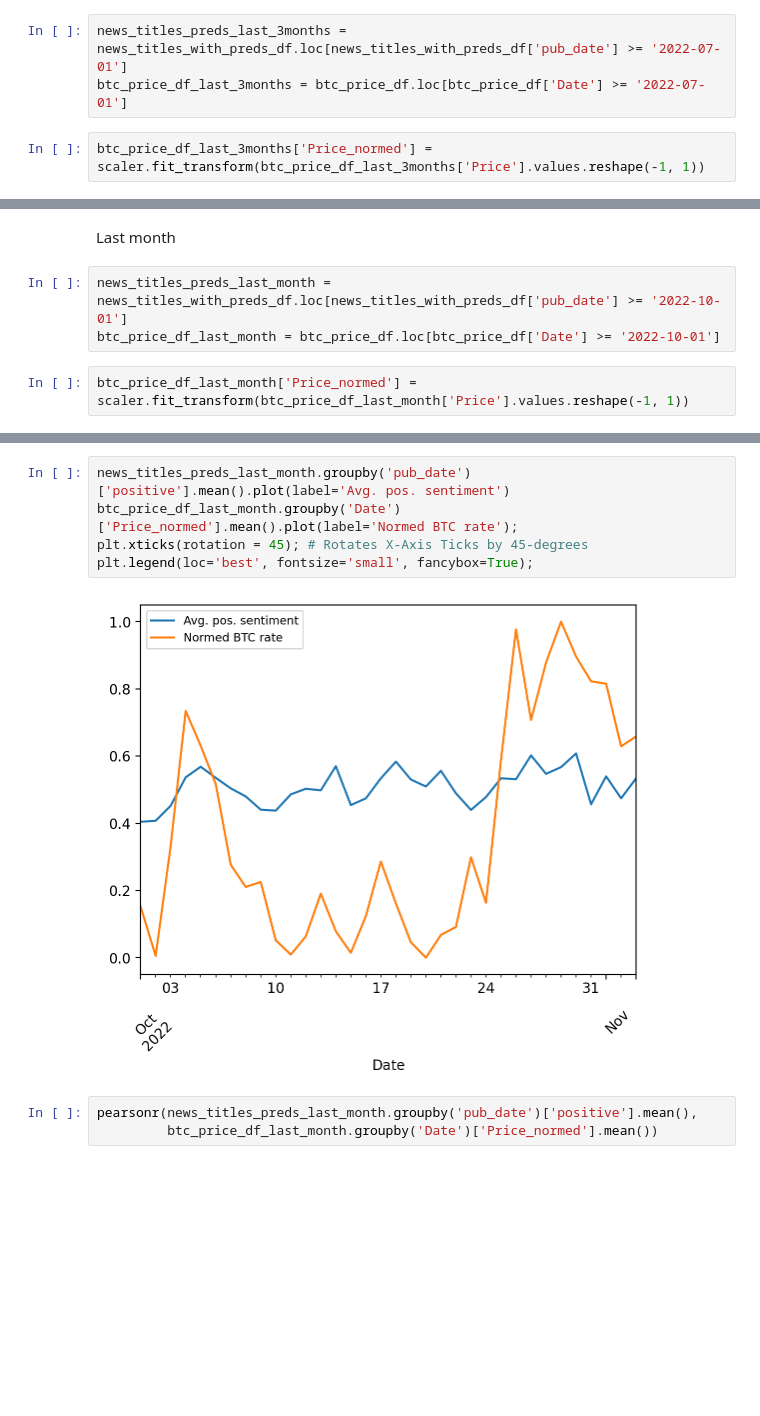
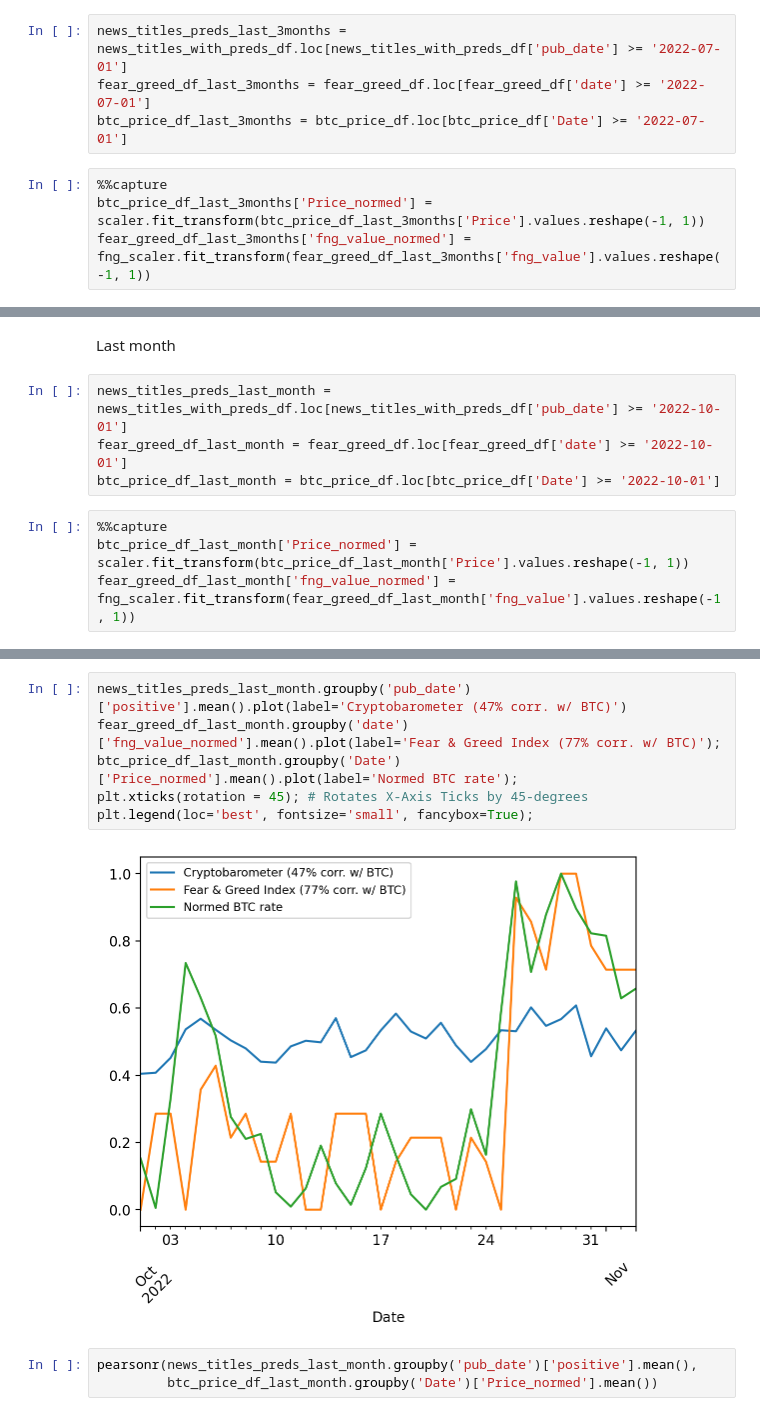
Before and after one commit to crypto-sentiment/crypto_sentiment_notebooks, a Jupyter notebook: notebooks/20221108_correlate_sentiments_with_btc_price.ipynb, the cells around one changed output, grey strips where cells are left out. Cells and saved outputs as stored; diff of their text form; blank space fills up the shorter version.

```diff
--- a/notebooks/20221108_correlate_sentiments_with_btc_price.ipynb
+++ b/notebooks/20221108_correlate_sentiments_with_btc_price.ipynb
@@ -152,6 +197,9 @@ PearsonRResult(statistic=0.27867378604104565, pvalue=0.00015848230850879698)
 Last 3 months
 # %%
 news_titles_preds_last_3months = news_titles_with_preds_df.loc[news_titles_with_preds_df['pub_date'] >= '2022-07-01']
+fear_greed_df_last_3months = fear_greed_df.loc[fear_greed_df['date'] >= '2022-07-01']
 btc_price_df_last_3months = btc_price_df.loc[btc_price_df['Date'] >= '2022-07-01']
 # %%
+%%capture
 btc_price_df_last_3months['Price_normed'] = scaler.fit_transform(btc_price_df_last_3months['Price'].values.reshape(-1, 1))
+fear_greed_df_last_3months['fng_value_normed'] = fng_scaler.fit_transform(fear_greed_df_last_3months['fng_value'].values.reshape(-1, 1))
@@ -176,6 +225,9 @@ PearsonRResult(statistic=0.14135658686231284, pvalue=0.11437073225730093)
 Last month
 # %%
 news_titles_preds_last_month = news_titles_with_preds_df.loc[news_titles_with_preds_df['pub_date'] >= '2022-10-01']
+fear_greed_df_last_month = fear_greed_df.loc[fear_greed_df['date'] >= '2022-10-01']
 btc_price_df_last_month = btc_price_df.loc[btc_price_df['Date'] >= '2022-10-01']
 # %%
+%%capture
 btc_price_df_last_month['Price_normed'] = scaler.fit_transform(btc_price_df_last_month['Price'].values.reshape(-1, 1))
+fear_greed_df_last_month['fng_value_normed'] = fng_scaler.fit_transform(fear_greed_df_last_month['fng_value'].values.reshape(-1, 1))
@@ -188,10 +234,11 @@ See the caveats in the documentation: https://pandas.pydata.org/pandas-docs/stab
 # %%
-news_titles_preds_last_month.groupby('pub_date')['positive'].mean().plot(label='Avg. pos. sentiment')
+news_titles_preds_last_month.groupby('pub_date')['positive'].mean().plot(label='Cryptobarometer (47% corr. w/ BTC)')
+fear_greed_df_last_month.groupby('date')['fng_value_normed'].mean().plot(label='Fear & Greed Index (77% corr. w/ BTC)');
 btc_price_df_last_month.groupby('Date')['Price_normed'].mean().plot(label='Normed BTC rate');
 plt.xticks(rotation = 45); # Rotates X-Axis Ticks by 45-degrees
 plt.legend(loc='best', fontsize='small', fancybox=True);
 # %% [output]
-[figure, old version]
+[figure, new version]
 # %%
 pearsonr(news_titles_preds_last_month.groupby('pub_date')['positive'].mean(),
          btc_price_df_last_month.groupby('Date')['Price_normed'].mean())
```
Also changed, not shown: parts of 17 cells of this notebook, 6 other files.
